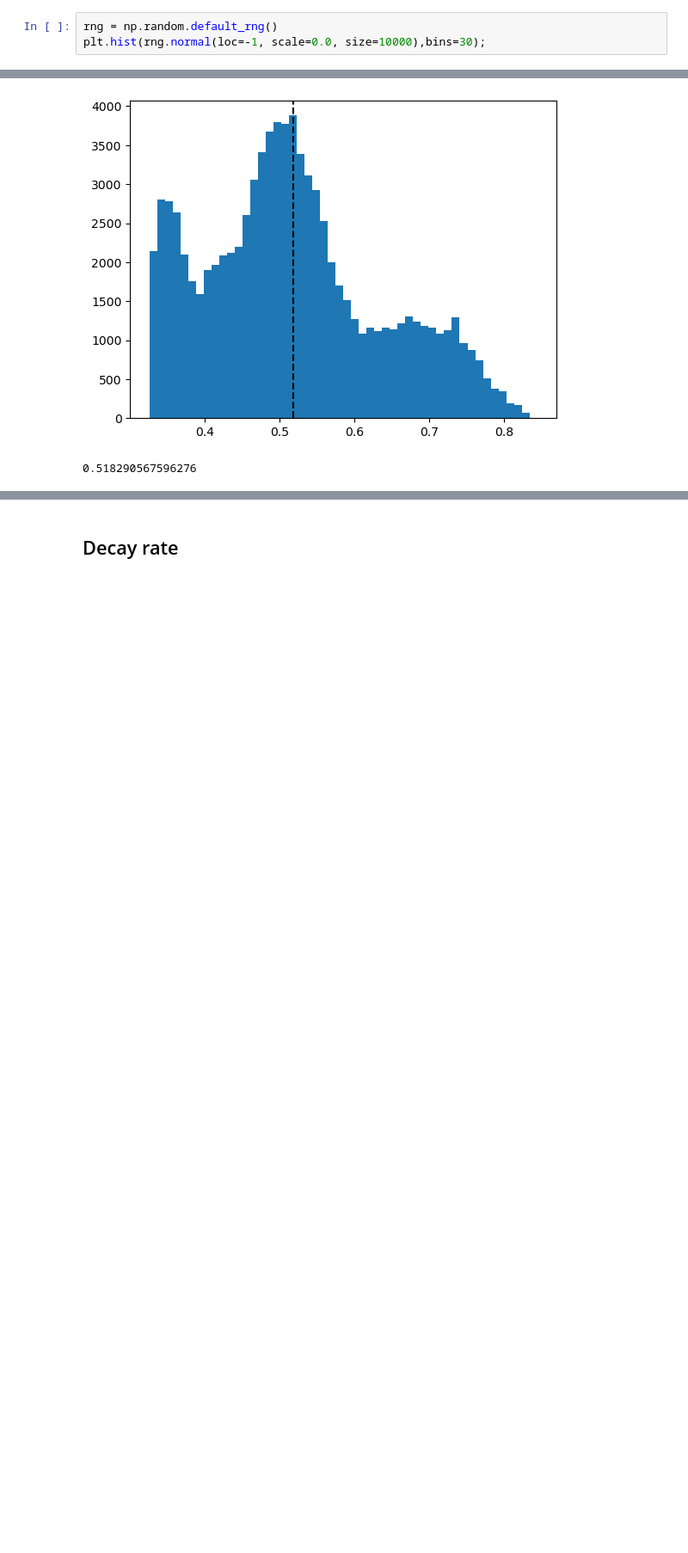
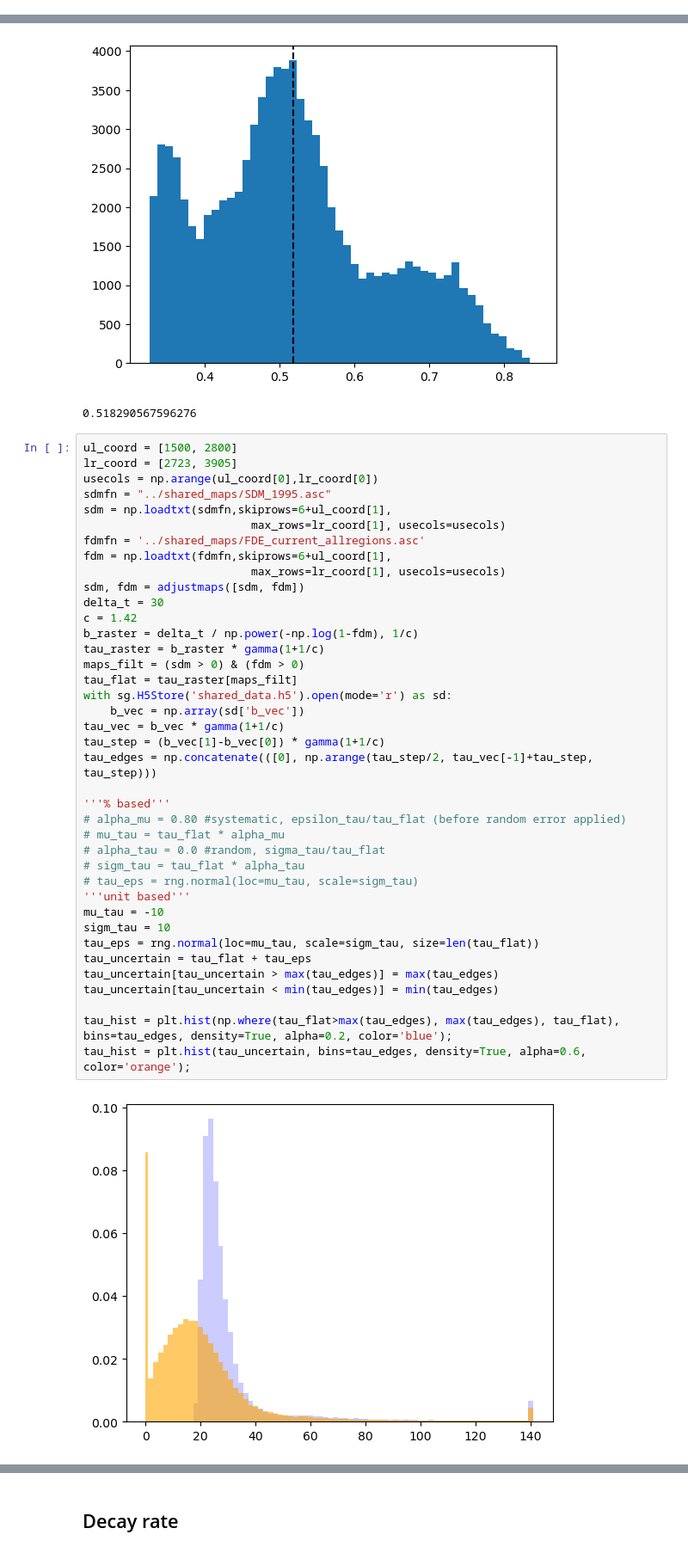
Before and after one commit to patricklawton/TecateCypress, a Jupyter notebook: sensitivity/viz.ipynb, the cells around one changed output, grey strips where cells are left out. Shown at 86% size. Saved outputs shown, nothing was run; the diff lists cells and outputs as text; blank space fills up the shorter version.

Commit message:
Change phase data structure; add random eps

```diff
--- a/sensitivity/viz.ipynb
+++ b/sensitivity/viz.ipynb
@@ -26,6 +26,3 @@ project = sg.get_project()
 # schema = project.detect_schema(); schema
 # %% [output]
 [Patricks-Mini.search.charter.net:01875] shmem: mmap: an error occurred while determining whether or not /var/folders/cs/tn4zg_3d3zq1k5vgjm1ty_vc0000gn/T//ompi.Patricks-Mini.501/jf.0/176226304/sm_segm ...
-# %%
-rng = np.random.default_rng()
-plt.hist(rng.normal(loc=-1, scale=0.0, size=10000),bins=30);
@@ -1981,3 +2023,44 @@ print(np.mean(sdm_flat))
 # %% [output]
 [figure]
 0.518290567596276
+# %%
+ul_coord = [1500, 2800]
+lr_coord = [2723, 3905]
+usecols = np.arange(ul_coord[0],lr_coord[0])
+sdmfn = "../shared_maps/SDM_1995.asc"
+sdm = np.loadtxt(sdmfn,skiprows=6+ul_coord[1],
+                         max_rows=lr_coord[1], usecols=usecols)
+fdmfn = '../shared_maps/FDE_current_allregions.asc'
+fdm = np.loadtxt(fdmfn,skiprows=6+ul_coord[1],
+                         max_rows=lr_coord[1], usecols=usecols)
+sdm, fdm = adjustmaps([sdm, fdm])
+delta_t = 30
+c = 1.42
+b_raster = delta_t / np.power(-np.log(1-fdm), 1/c)
+tau_raster = b_raster * gamma(1+1/c)
+maps_filt = (sdm > 0) & (fdm > 0)
+tau_flat = tau_raster[maps_filt]
+with sg.H5Store('shared_data.h5').open(mode='r') as sd:
+    b_vec = np.array(sd['b_vec'])
+tau_vec = b_vec * gamma(1+1/c)
+tau_step = (b_vec[1]-b_vec[0]) * gamma(1+1/c)
+tau_edges = np.concatenate(([0], np.arange(tau_step/2, tau_vec[-1]+tau_step, tau_step)))
+
+'''% based'''
+# alpha_mu = 0.80 #systematic, epsilon_tau/tau_flat (before random error applied)
+# mu_tau = tau_flat * alpha_mu
+# alpha_tau = 0.0 #random, sigma_tau/tau_flat
+# sigm_tau = tau_flat * alpha_tau
+# tau_eps = rng.normal(loc=mu_tau, scale=sigm_tau)
+'''unit based'''
+mu_tau = -10
+sigm_tau = 10
+tau_eps = rng.normal(loc=mu_tau, scale=sigm_tau, size=len(tau_flat))
+tau_uncertain = tau_flat + tau_eps
+tau_uncertain[tau_uncertain > max(tau_edges)] = max(tau_edges)
+tau_uncertain[tau_uncertain < min(tau_edges)] = min(tau_edges)
+
+tau_hist = plt.hist(np.where(tau_flat>max(tau_edges), max(tau_edges), tau_flat), bins=tau_edges, density=True, alpha=0.2, color='blue');
+tau_hist = plt.hist(tau_uncertain, bins=tau_edges, density=True, alpha=0.6, color='orange');
+# %% [output]
+[figure, added]
```
Also changed, not shown: parts of 8 cells of this notebook, 15 other files.
